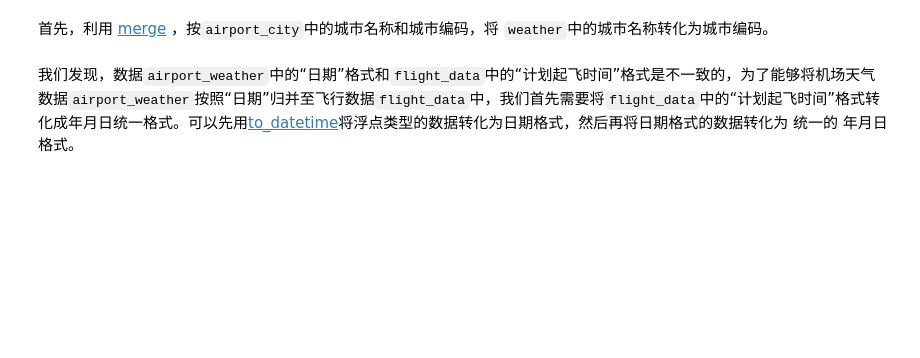
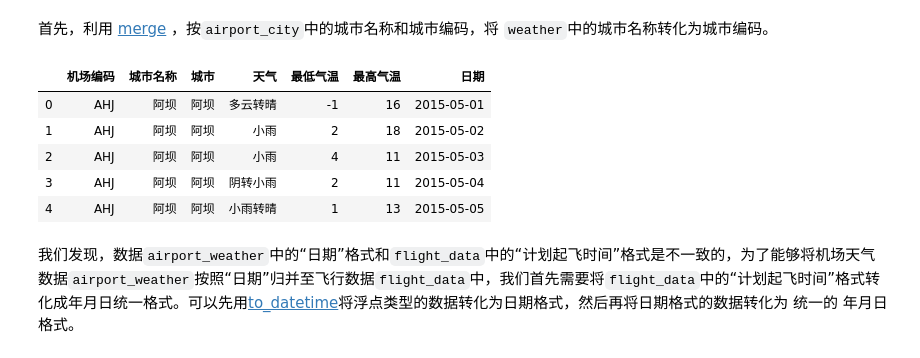
Before and after one commit to todeletel/deep_learning_notebook, a Jupyter notebook: CN-Flight-Delay-Forecast/FlightDelayForecast.ipynb, the cells around one changed output. Saved outputs shown, nothing was run; the diff lists cells and outputs as text; code cells hidden in the pictures; blank space fills up the shorter version.

```diff
--- a/CN-Flight-Delay-Forecast/FlightDelayForecast.ipynb
+++ b/CN-Flight-Delay-Forecast/FlightDelayForecast.ipynb
@@ -241,12 +190,19 @@ flight_data[flight_data["航班是否取消"] == "取消"]
 首先，利用 [merge](https://pandas.pydata.org/pandas-docs/stable/reference/api/pandas.DataFrame.merge.html) ，按`airport_city`中的城市名称和城市编码，将 `weather`中的城市名称转化为城市编码。
 # %%
 # TODO: 将机场编码对应到天气数据上面，根据城市名，注意 weather 数据是【城市】，而 airport_city 是【城市名称】
-airport_weather =
+airport_weather = airport_city.merge(weather,left_on='城市名称', right_on='城市')
 
 # # 去除缺失值和重复的机场天气信息
 airport_weather = airport_weather.dropna()
-airport_weather = airport_weather.drop_duplicates(['日期','机场编码'])
+airport_weather = airport_weather.drop_duplicates(['日期','机场编码','城市'])
 airport_weather.head()
+# %% [output]
+|  | 机场编码 | 城市名称 | 城市 | 天气 | 最低气温 | 最高气温 | 日期 |
+| 0 | AHJ | 阿坝 | 阿坝 | 多云转晴 | -1 | 16 | 2015-05-01 |
+| 1 | AHJ | 阿坝 | 阿坝 | 小雨 | 2 | 18 | 2015-05-02 |
+| 2 | AHJ | 阿坝 | 阿坝 | 小雨 | 4 | 11 | 2015-05-03 |
+| 3 | AHJ | 阿坝 | 阿坝 | 阴转小雨 | 2 | 11 | 2015-05-04 |
+| 4 | AHJ | 阿坝 | 阿坝 | 小雨转晴 | 1 | 13 | 2015-05-05 |
 # %% [markdown]
 我们发现，数据`airport_weather`中的“日期”格式和`flight_data`中的“计划起飞时间”格式是不一致的，为了能够将机场天气数据`airport_weather`按照“日期”归并至飞行数据`flight_data`中，我们首先需要将`flight_data`中的“计划起飞时间”格式转化成年月日统一格式。可以先用[to_datetime](https://pandas.pydata.org/pandas-docs/stable/reference/api/pandas.to_datetime.html)将浮点类型的数据转化为日期格式，然后再将日期格式的数据转化为 统一的 年月日格式。
 # %%
```
Also changed, not shown: parts of 52 cells of this notebook.
